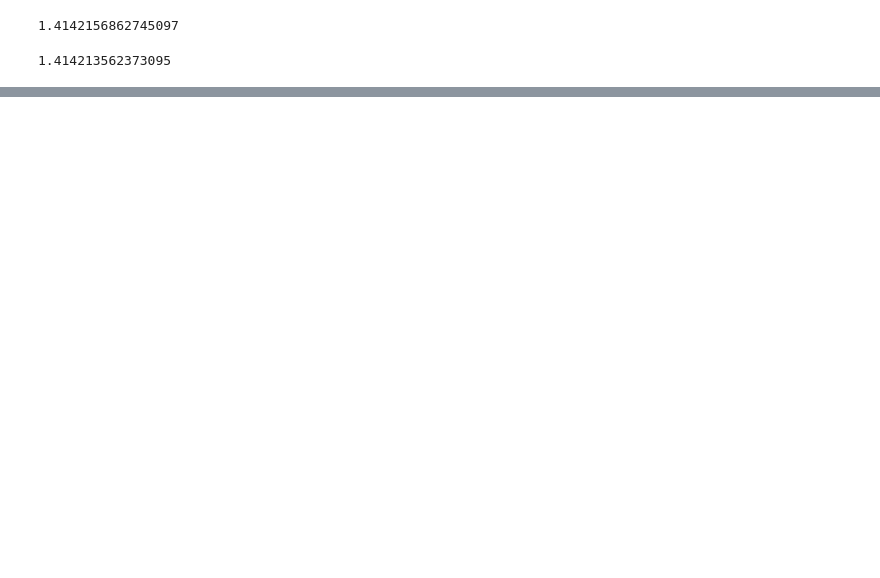
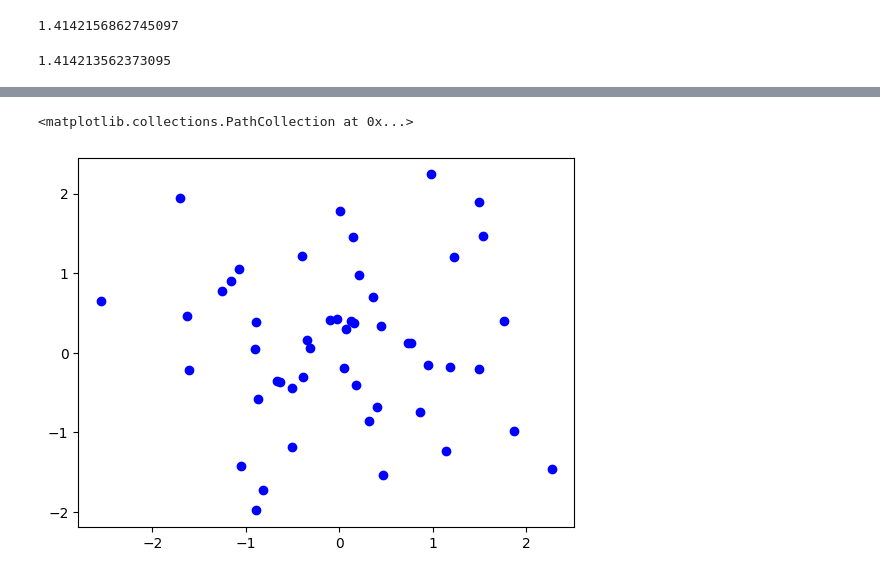
Before and after one commit to MasahiroAraki/SpeechRecognition, a Jupyter notebook: Python/pyintro2.ipynb, the cells around one changed output, grey strips where cells are left out. Drawn from its saved outputs; the diff is of its cells as text; code cells hidden in the pictures; blank space fills up the shorter version.

```diff
--- a/Python/pyintro2.ipynb
+++ b/Python/pyintro2.ipynb
@@ -303,0 +267,11 @@ with open('data2.csv', 'w') as f:
+# %%
+# 散布図
+
+np.random.seed(0)
+# 平均(0,0)、分散1の正規分布から2次元データを50個生成
+data = np.random.randn(50, 2)
+# マーカの色と形を指定して散布図で表示
+plt.scatter(data[:,0], data[:,1], c='blue',marker='o')
+# %% [output]
+<matplotlib.collections.PathCollection at 0x...>
+[figure, added]
```
Also changed, not shown: parts of 55 cells of this notebook.
